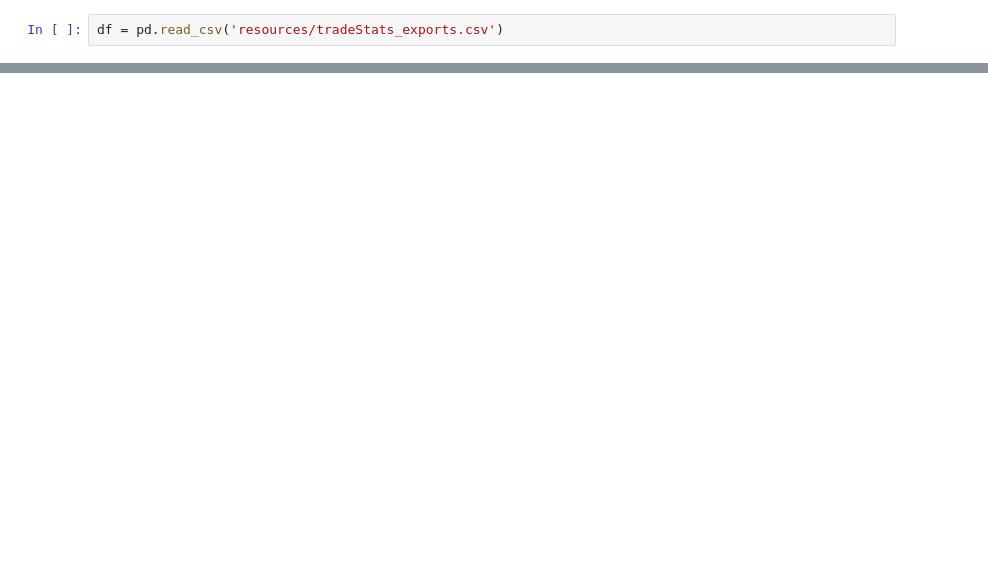
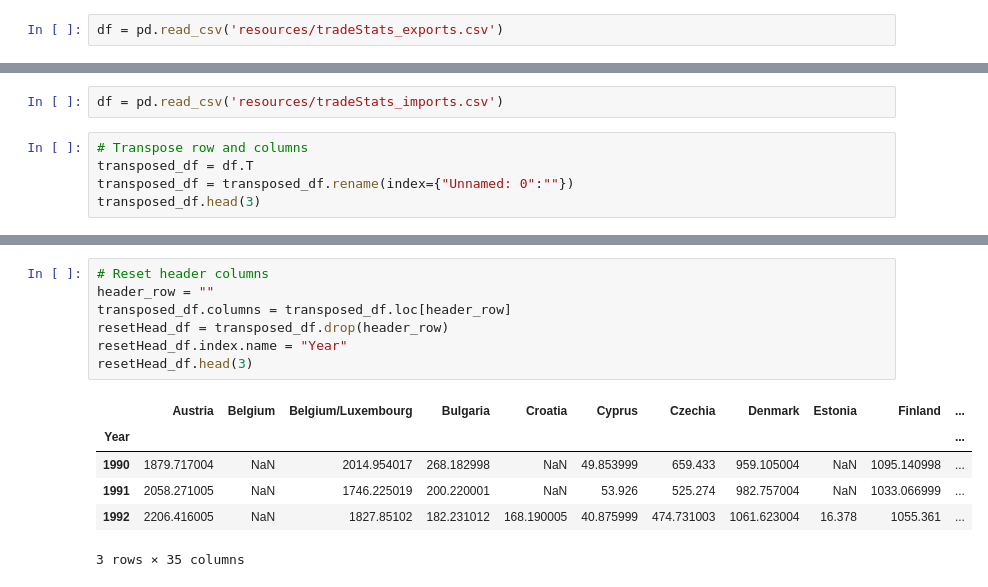
Before and after one commit to nikoelvambuena95/coffee, a Jupyter notebook: coffee.ipynb, the cells around one changed output, grey strips where cells are left out. Saved outputs shown, nothing was run; the diff lists cells and outputs as text; blank space fills up the shorter version.

```diff
--- a/coffee.ipynb
+++ b/coffee.ipynb
@@ -85,0 +40,7 @@ resetHead_df
+# %%
+df = pd.read_csv('resources/tradeStats_imports.csv')
+# %%
+# Transpose row and columns
+transposed_df = df.T
+transposed_df = transposed_df.rename(index={"Unnamed: 0":""})
+transposed_df.head(3)
@@ -85,0 +53,14 @@ resetHead_df
+# %%
+# Reset header columns
+header_row = ""
+transposed_df.columns = transposed_df.loc[header_row]
+resetHead_df = transposed_df.drop(header_row)
+resetHead_df.index.name = "Year"
+resetHead_df.head(3)
+# %% [output]
+|  | Austria | Belgium | Belgium/Luxembourg | Bulgaria | Croatia | Cyprus | Czechia | Denmark | Estonia | Finland | ... |
+| Year |  |  |  |  |  |  |  |  |  |  | ... |
+| 1990 | 1879.717004 | NaN | 2014.954017 | 268.182998 | NaN | 49.853999 | 659.433 | 959.105004 | NaN | 1095.140998 | ... |
+| 1991 | 2058.271005 | NaN | 1746.225019 | 200.220001 | NaN | 53.926 | 525.274 | 982.757004 | NaN | 1033.066999 | ... |
+| 1992 | 2206.416005 | NaN | 1827.85102 | 182.231012 | 168.190005 | 40.875999 | 474.731003 | 1061.623004 | 16.378 | 1055.361 | ... |
+3 rows × 35 columns
```
Also changed, not shown: parts of 32 cells of this notebook, 3 other files.
